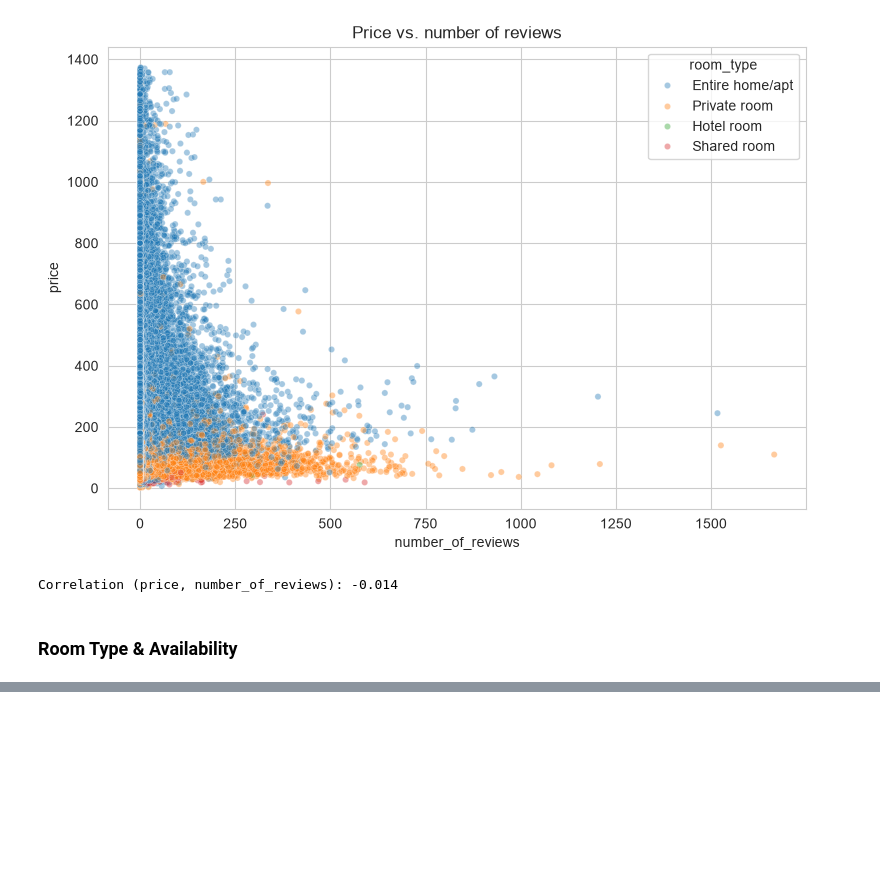
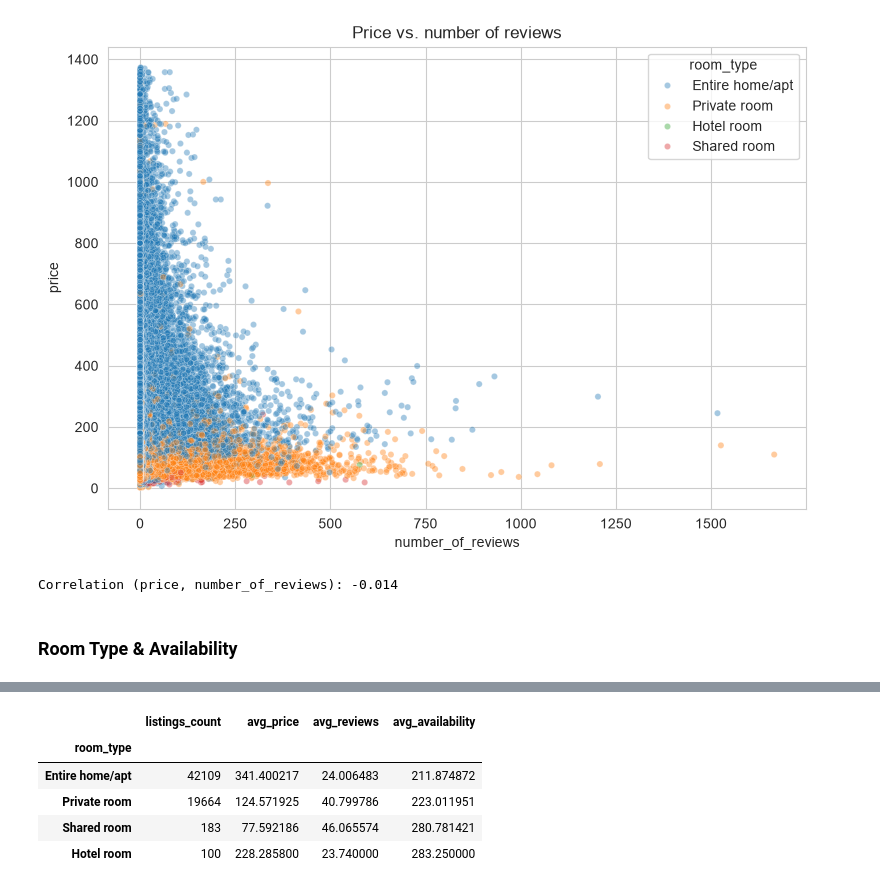
Before and after one commit to Engineer-purvesh18/AirBnb_Analysis, a Jupyter notebook: main.ipynb, the cells around one changed output, grey strips where cells are left out. Cells and saved outputs as stored; diff of their text form; code cells hidden in the pictures; blank space fills up the shorter version.

Commit message:
Analysis Based on Availablity of rooms

```diff
--- a/main.ipynb
+++ b/main.ipynb
@@ -303,0 +307,15 @@ plt.show()
+# %%
+popularity = listings.groupby('room_type').agg(
+    listings_count=('id', 'count'),
+    avg_price=('price', 'mean'),
+    avg_reviews=('number_of_reviews', 'mean'),
+    avg_availability=('availability_365', 'mean')
+).sort_values('listings_count', ascending=False)
+popularity
+# %% [output]
+|  | listings_count | avg_price | avg_reviews | avg_availability |
+| room_type |  |  |  |  |
+| Entire home/apt | 42109 | 341.400217 | 24.006483 | 211.874872 |
+| Private room | 19664 | 124.571925 | 40.799786 | 223.011951 |
+| Shared room | 183 | 77.592186 | 46.065574 | 280.781421 |
+| Hotel room | 100 | 228.285800 | 23.740000 | 283.250000 |
```
Also changed, not shown: parts of 4 cells of this notebook.
